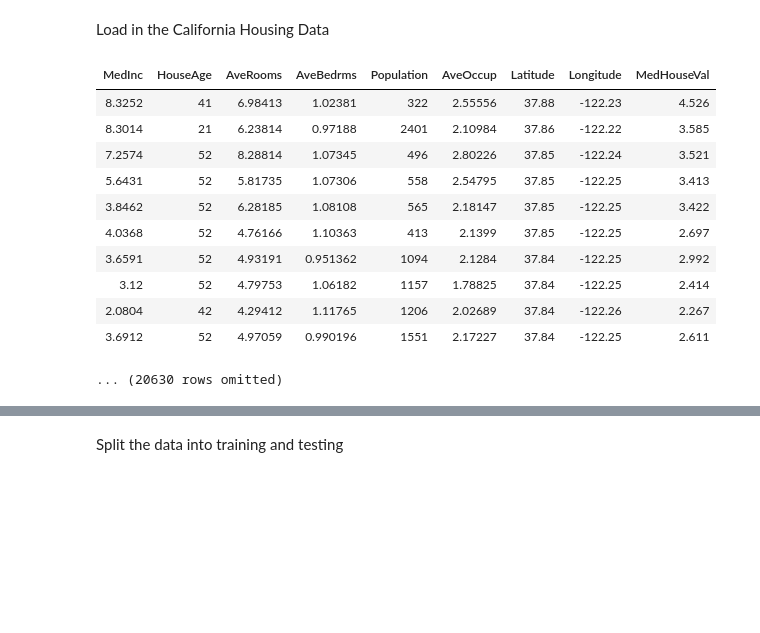
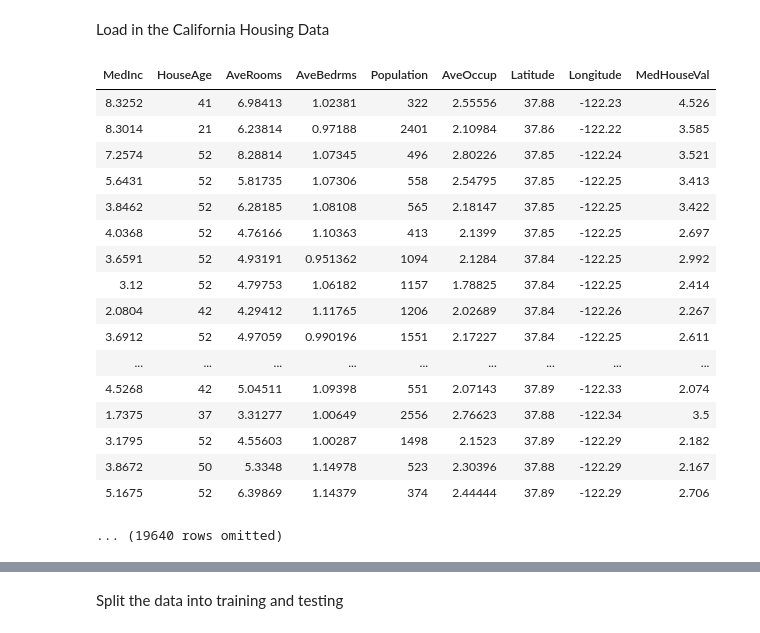
Before and after one commit to Avery-Mitchell/DecisionTreeRegression-CS5206, a Jupyter notebook: california_housing_data.ipynb, the cells around one changed output, grey strips where cells are left out. Cells and saved outputs as stored; diff of their text form; code cells hidden in the pictures; blank space fills up the shorter version.

```diff
--- a/california_housing_data.ipynb
+++ b/california_housing_data.ipynb
@@ -13,25 +13,31 @@ from sklearn.datasets import fetch_california_housing
 Load in the California Housing Data
 # %%
 # Load Scikit-Learn's housing dataset
-housing = fetch_california_housing()
+housing = fetch_california_housing(as_frame=True)
 
 # Load the dataset into Pandas data frame
 df = pd.DataFrame(housing.data, columns=housing.feature_names) # Dataset features
 df["MedHouseVal"] = housing.target # Response
 
 # Load the dataset into Datascience table
 housing_table = ds.Table.from_df(df)
 housing_table.show(10)
 # %% [output]
 | MedInc | HouseAge | AveRooms | AveBedrms | Population | AveOccup | Latitude | Longitude | MedHouseVal |
 | 8.3252 | 41 | 6.98413 | 1.02381 | 322 | 2.55556 | 37.88 | -122.23 | 4.526 |
 | 8.3014 | 21 | 6.23814 | 0.97188 | 2401 | 2.10984 | 37.86 | -122.22 | 3.585 |
 | 7.2574 | 52 | 8.28814 | 1.07345 | 496 | 2.80226 | 37.85 | -122.24 | 3.521 |
 | 5.6431 | 52 | 5.81735 | 1.07306 | 558 | 2.54795 | 37.85 | -122.25 | 3.413 |
 | 3.8462 | 52 | 6.28185 | 1.08108 | 565 | 2.18147 | 37.85 | -122.25 | 3.422 |
 | 4.0368 | 52 | 4.76166 | 1.10363 | 413 | 2.1399 | 37.85 | -122.25 | 2.697 |
 | 3.6591 | 52 | 4.93191 | 0.951362 | 1094 | 2.1284 | 37.84 | -122.25 | 2.992 |
 | 3.12 | 52 | 4.79753 | 1.06182 | 1157 | 1.78825 | 37.84 | -122.25 | 2.414 |
 | 2.0804 | 42 | 4.29412 | 1.11765 | 1206 | 2.02689 | 37.84 | -122.26 | 2.267 |
 | 3.6912 | 52 | 4.97059 | 0.990196 | 1551 | 2.17227 | 37.84 | -122.25 | 2.611 |
+| ... | ... | ... | ... | ... | ... | ... | ... | ... |
+| 4.5268 | 42 | 5.04511 | 1.09398 | 551 | 2.07143 | 37.89 | -122.33 | 2.074 |
+| 1.7375 | 37 | 3.31277 | 1.00649 | 2556 | 2.76623 | 37.88 | -122.34 | 3.5 |
+| 3.1795 | 52 | 4.55603 | 1.00287 | 1498 | 2.1523 | 37.89 | -122.29 | 2.182 |
+| 3.8672 | 50 | 5.3348 | 1.14978 | 523 | 2.30396 | 37.88 | -122.29 | 2.167 |
+| 5.1675 | 52 | 6.39869 | 1.14379 | 374 | 2.44444 | 37.89 | -122.29 | 2.706 |
-... (20630 rows omitted)
+... (19640 rows omitted)
```
Also changed, not shown: parts of 9 cells of this notebook.
